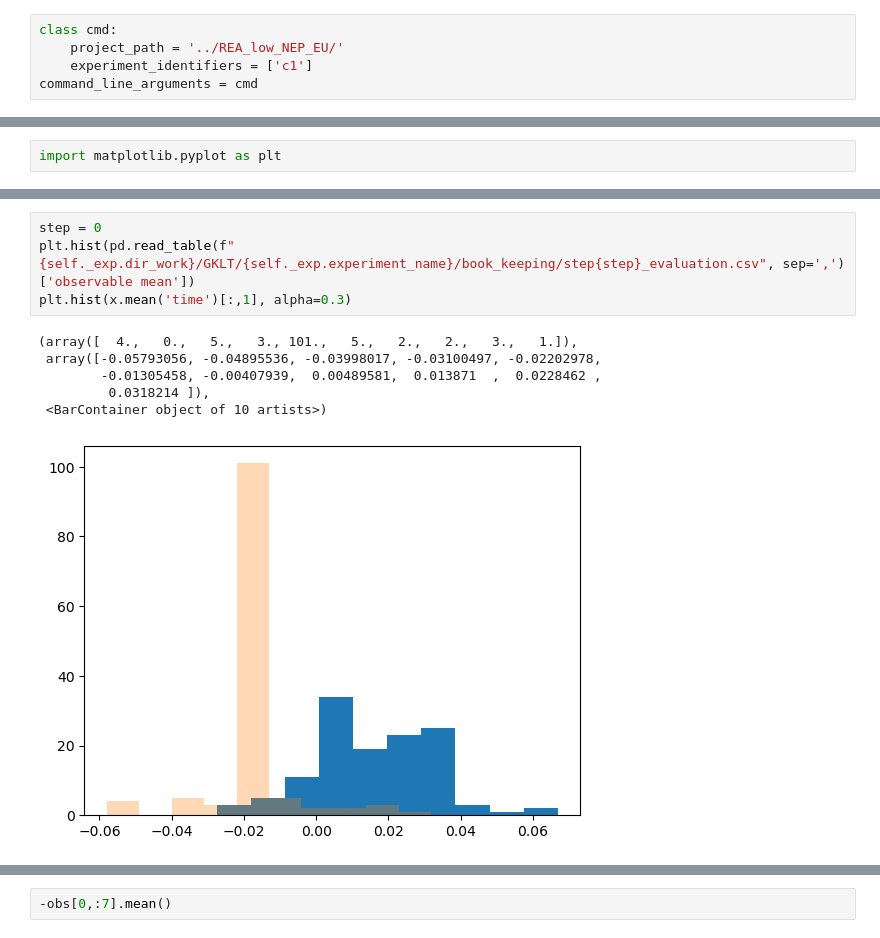
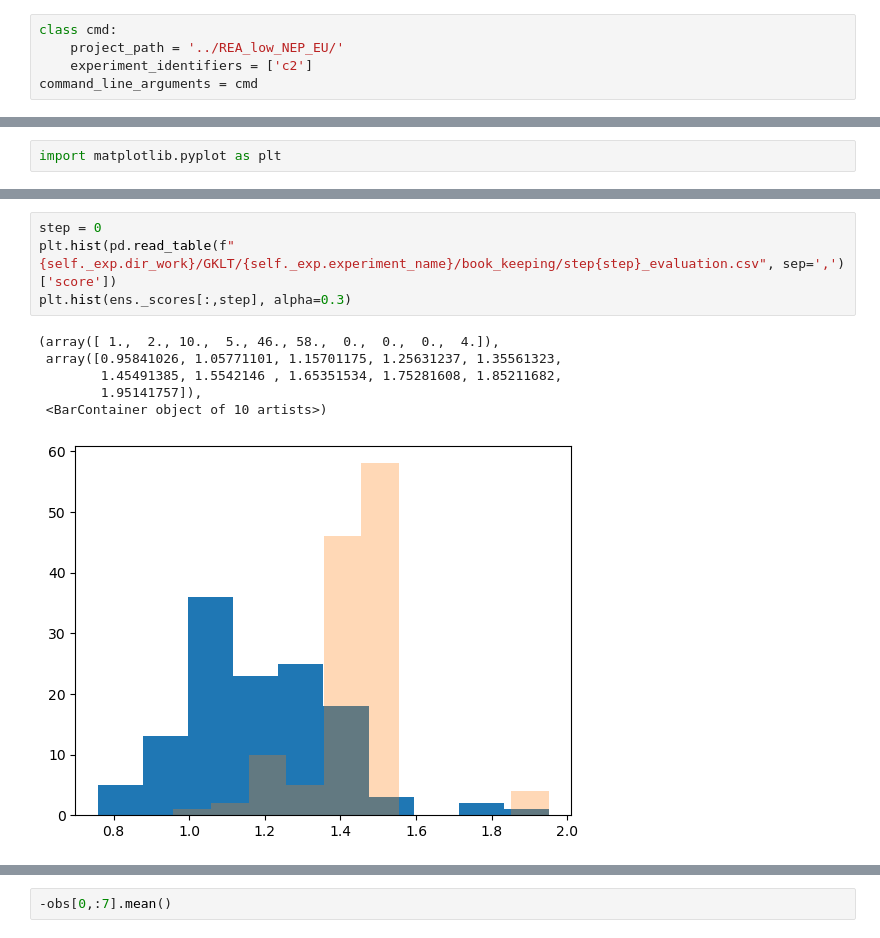
Before and after one commit to peterpeterp/REA_with_CESM2, a Jupyter notebook: evaluate_ensemble.ipynb, the cells around one changed output, grey strips where cells are left out. Drawn from its saved outputs; the diff is of its cells as text.

```diff
--- a/evaluate_ensemble.ipynb
+++ b/evaluate_ensemble.ipynb
@@ -22,7 +22,7 @@ command_line_arguments = cmd
 # %%
 class cmd:
     project_path = '../REA_low_NEP_EU/'
-    experiment_identifiers = ['c1']
+    experiment_identifiers = ['c2']
 command_line_arguments = cmd
 # %%
 class cmd:
@@ -171,11 +191,11 @@ import matplotlib.pyplot as plt
 # %%
 step = 0
-plt.hist(pd.read_table(f"{self._exp.dir_work}/GKLT/{self._exp.experiment_name}/book_keeping/step{step}_evaluation.csv", sep=',')['observable mean'])
-plt.hist(x.mean('time')[:,1], alpha=0.3)
+plt.hist(pd.read_table(f"{self._exp.dir_work}/GKLT/{self._exp.experiment_name}/book_keeping/step{step}_evaluation.csv", sep=',')['score'])
+plt.hist(ens._scores[:,step], alpha=0.3)
 # %% [output]
-(array([  4.,   0.,   5.,   3., 101.,   5.,   2.,   2.,   3.,   1.]),
- array([-0.05793056, -0.04895536, -0.03998017, -0.03100497, -0.02202978,
-        -0.01305458, -0.00407939,  0.00489581,  0.013871  ,  0.0228462 ,
-         0.0318214 ]),
+(array([ 1.,  2., 10.,  5., 46., 58.,  0.,  0.,  0.,  4.]),
+ array([0.95841026, 1.05771101, 1.15701175, 1.25631237, 1.35561323,
+        1.45491385, 1.5542146 , 1.65351534, 1.75281608, 1.85211682,
+        1.95141757]),
  <BarContainer object of 10 artists>)
-[figure, old version]
+[figure, new version]
```
Also changed, not shown: parts of 5 cells of this notebook, 3 other files.
